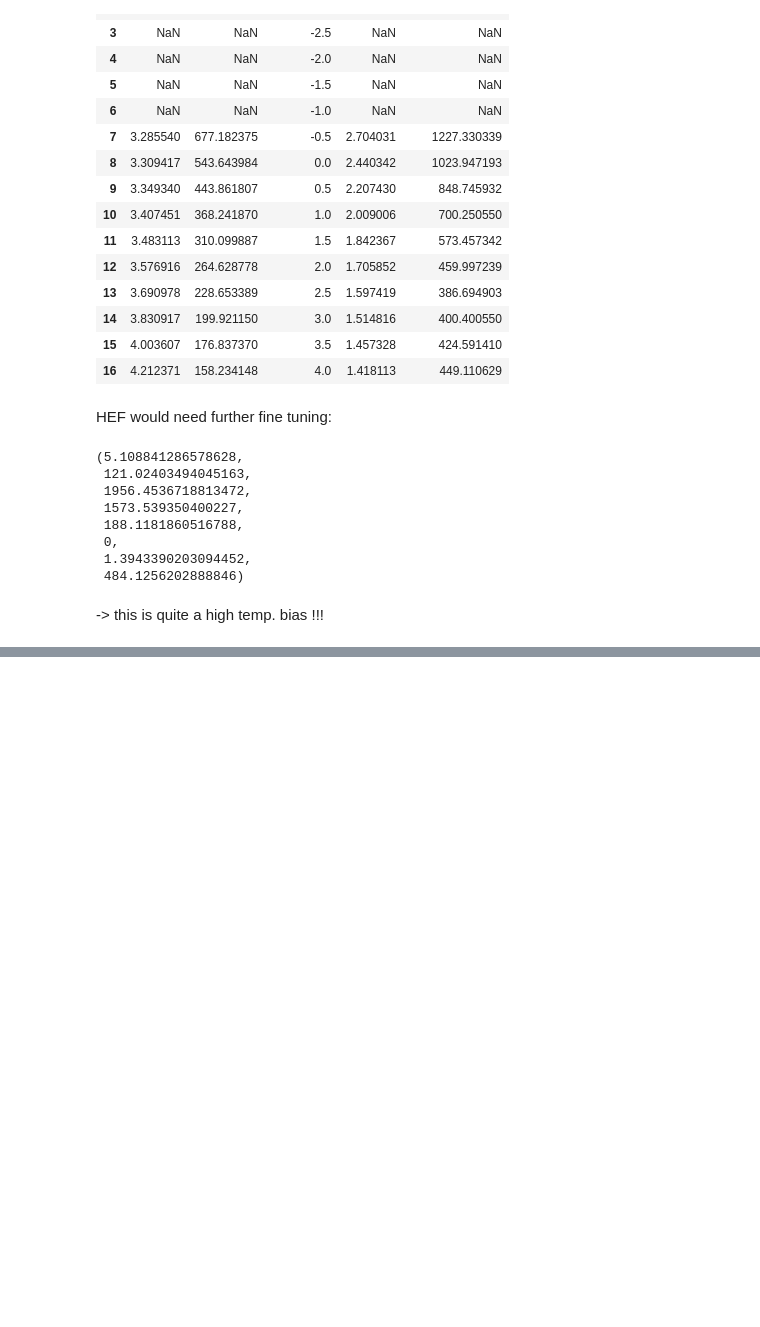
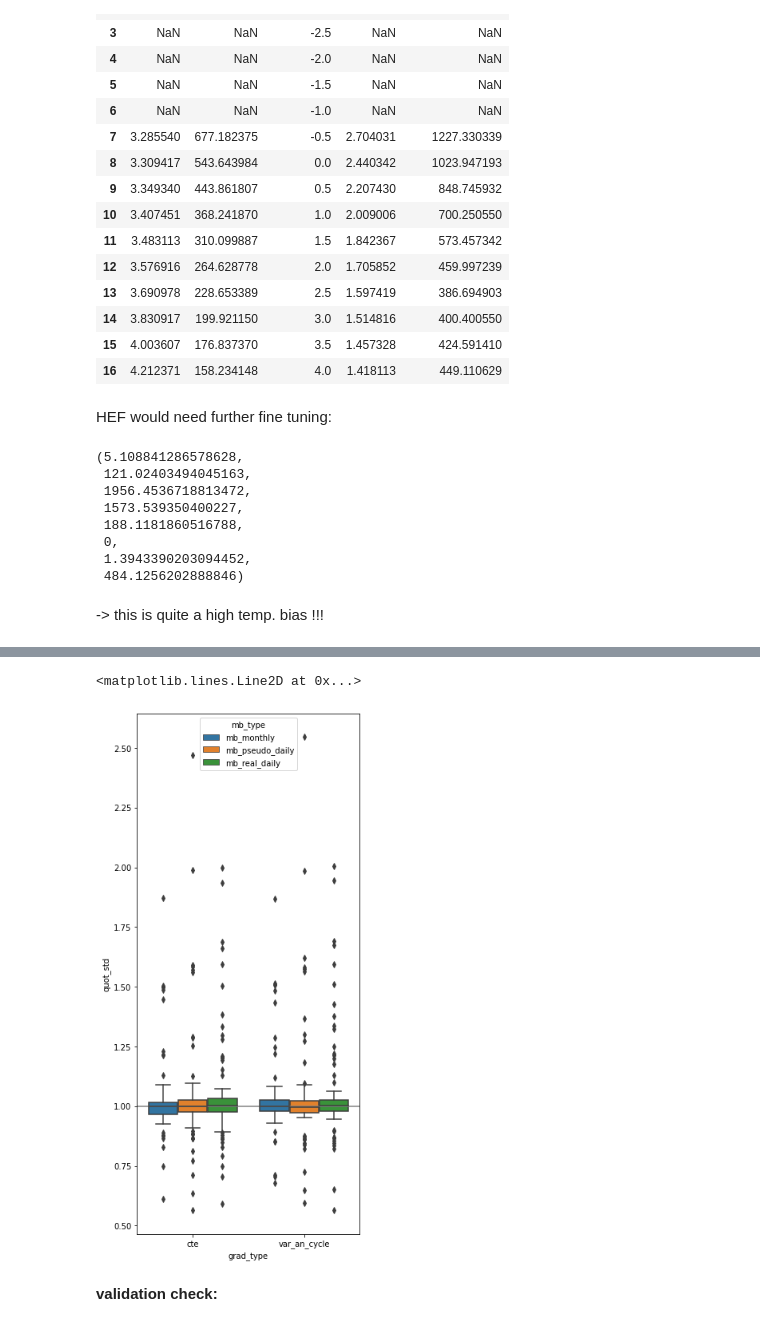
Before and after one commit to OGGM/massbalance-sandbox, a Jupyter notebook: docs/surface_type_distinction/oggm_sfc_type_bucket.ipynb, the cells around one changed output, grey strips where cells are left out. Cells and saved outputs as stored; diff of their text form; code cells hidden in the pictures; blank space fills up the shorter version.

```diff
--- a/docs/surface_type_distinction/oggm_sfc_type_bucket.ipynb
+++ b/docs/surface_type_distinction/oggm_sfc_type_bucket.ipynb
@@ -633,0 +865,10 @@ out
+# %%
+plt.figure(figsize=(5,12))
+sns.boxplot(y='quot_std', hue='mb_type', data = pd_calib_opt_quot_std, x = 'grad_type') #, whis=False, fliersize=0)
+plt.axhline([1], color = 'grey')
+#plt.ylim([0.6,1.4])
+# %% [output]
+<matplotlib.lines.Line2D at 0x...>
+[figure, added]
+# %% [markdown]
+**validation check:**
```
Also changed, not shown: parts of 32 cells of this notebook, 12 other files.
